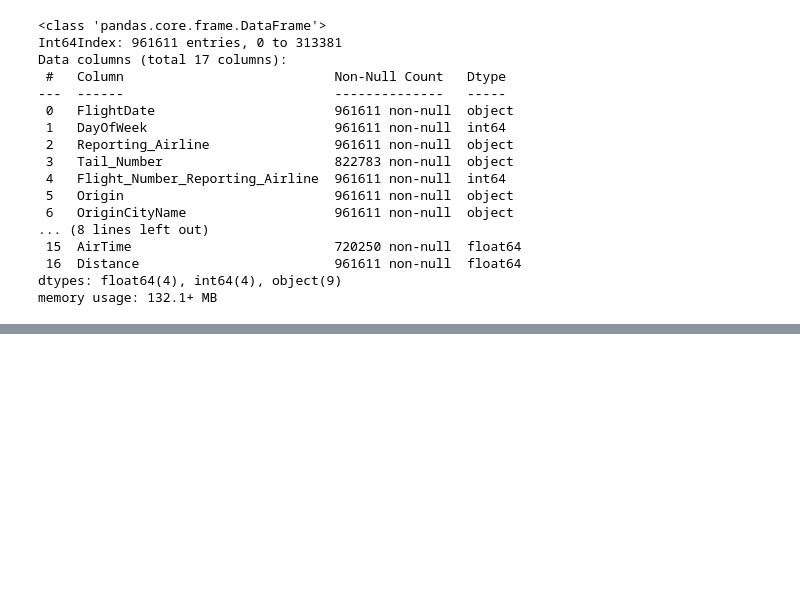
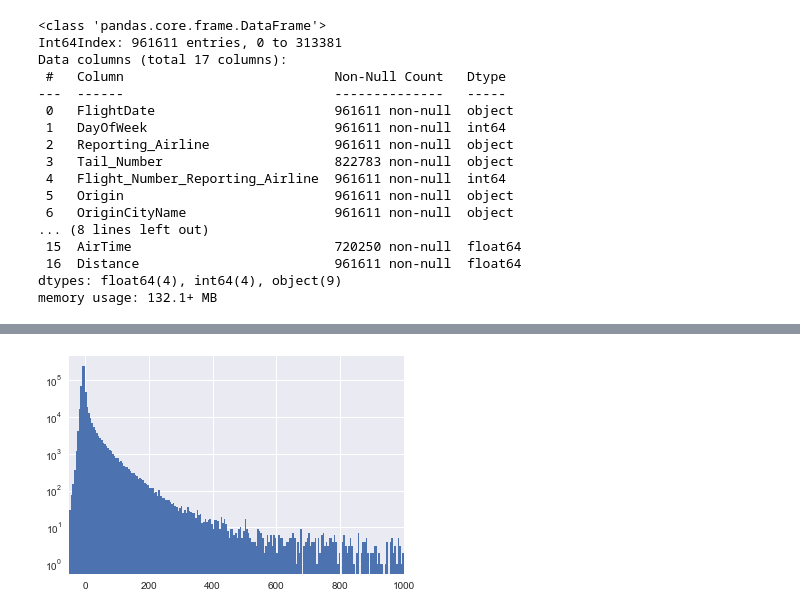
Before and after one commit to dan1dr/master_DS, a Jupyter notebook: Pandas/2.Data_Wrangling_Aggregation_and_GroupOperation.ipynb, the cells around one changed output, grey strips where cells are left out. Saved outputs shown, nothing was run; the diff lists cells and outputs as text; code cells hidden in the pictures; blank space fills up the shorter version.

```diff
--- a/Pandas/2.Data_Wrangling_Aggregation_and_GroupOperation.ipynb
+++ b/Pandas/2.Data_Wrangling_Aggregation_and_GroupOperation.ipynb
@@ -726,0 +1061,6 @@ memory usage: 132.1+ MB
+# %%
+plt.hist(flights['DepDelay'].dropna(), bins= range(-50, 2500, 5));
+plt.gca().set_xlim(-50, 1000)
+plt.yscale('log')
+# %% [output]
+[figure, added]
```
Also changed, not shown: parts of 63 cells of this notebook.
